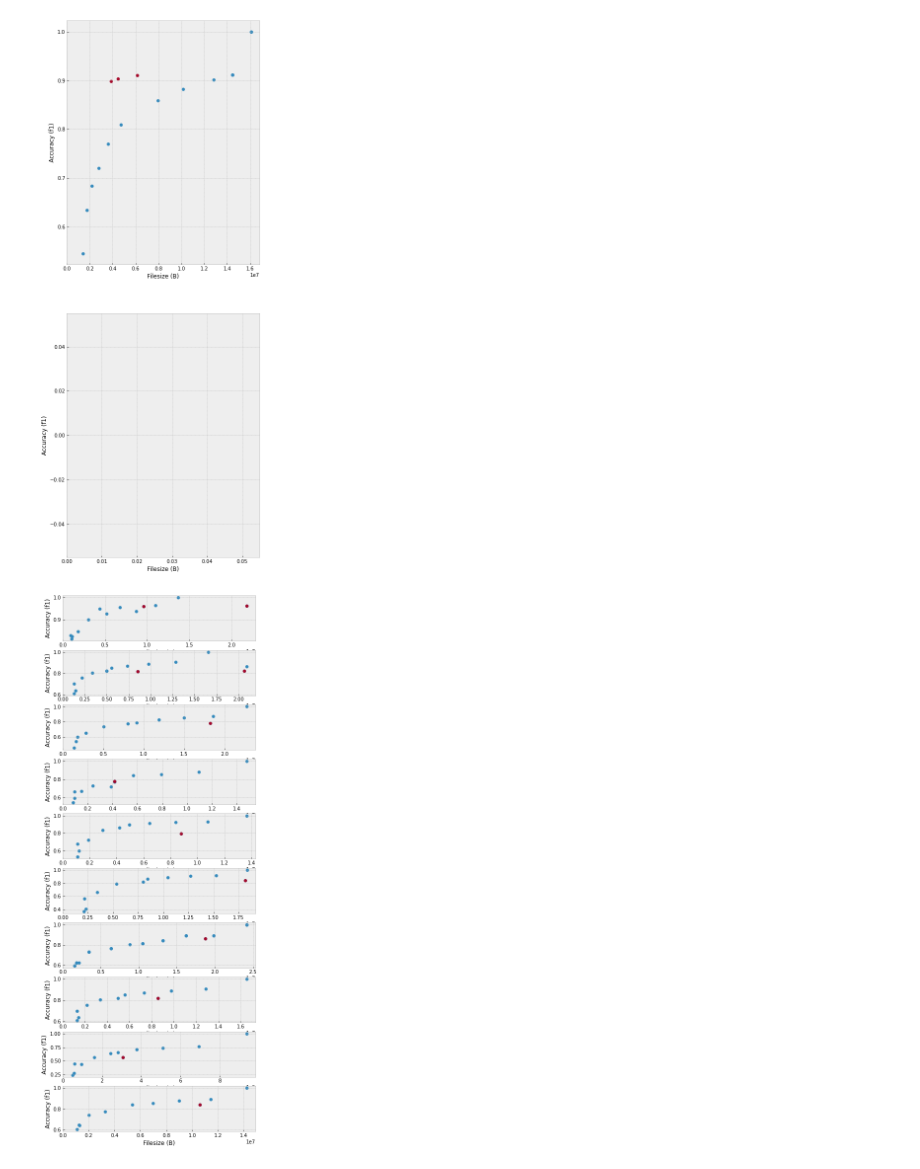
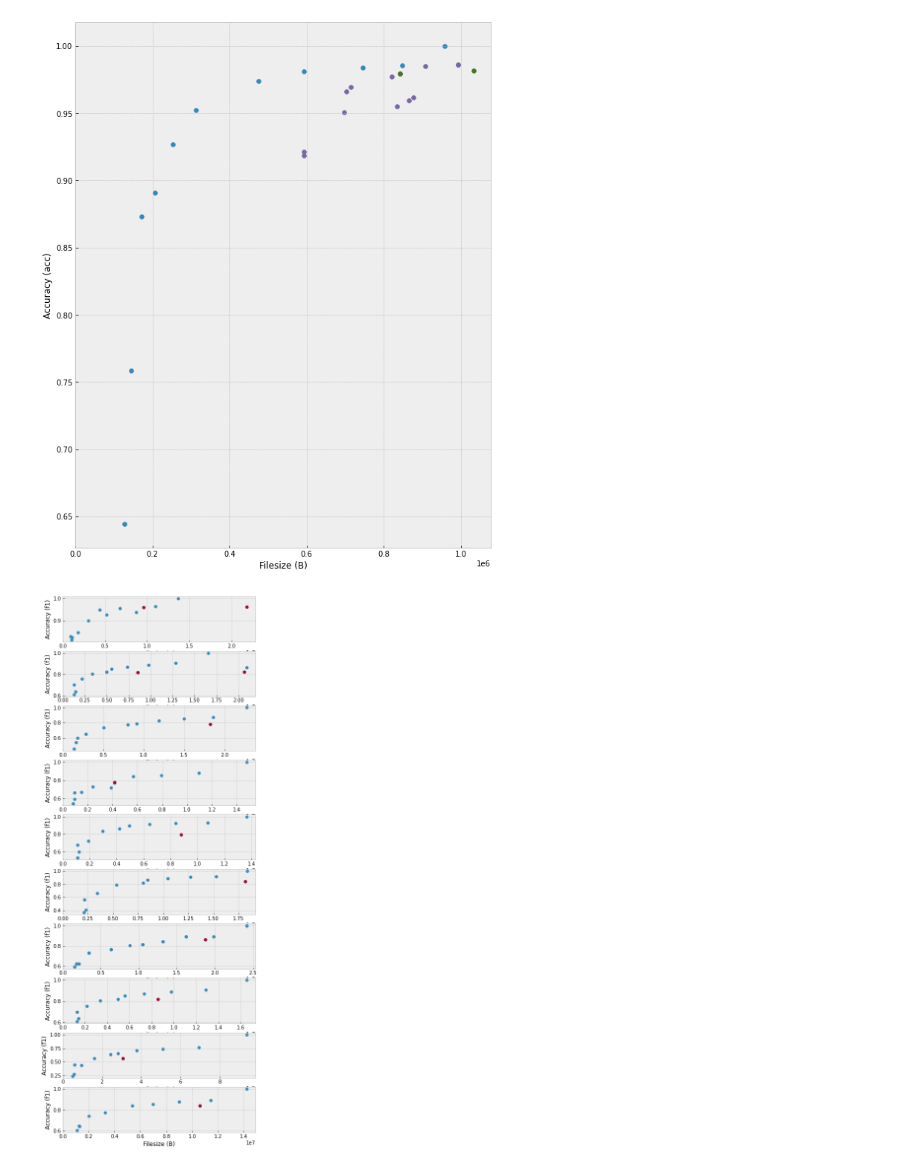
Before and after one commit to KuntaiDu/AccMPEG, a Jupyter notebook: visualize.ipynb, the cells around one changed output. Cells and saved outputs as stored; diff of their text form; code cells hidden in the pictures.

```diff
--- a/visualize.ipynb
+++ b/visualize.ipynb
@@ -11,7 +11,7 @@ plt.style.use('bmh')
 # video_names = ['dashcam_%d_' % (i) for i in [2,5,6,8]] #+ ['visdrone/videos/vis_171']
 
 # video_names = ['visdrone/videos/vis_%d' % i for i in [169, 170, 171, 172, 173]]
-video_names = ['large_dashcam/large_dashcam_1', '2333']
+video_names = ['visdrone/videos/vis_171']
 # video_names = [
 #         "visdrone/videos/vis_171",
 #         "visdrone/videos/vis_170",
@@ -20,16 +20,21 @@ video_names = ['large_dashcam/large_dashcam_1', '2333']
 #         "visdrone/videos/vis_172",
 #     ]
 
-fig, ax = plt.subplots(len(video_names), figsize=(7, 20))
+fig, ax = plt.subplots(len(video_names), figsize=(10, 13))
+ax = [ax]
 
 for i, video_name in enumerate(video_names):
     data = [i for i in data_full if video_name in i['video_name']]
     data = [i for i in data if 'ground_truth' not in i['ground_truth_name']]
-    metric = 'f1'
+    metric = 'acc'
 
     # print(data[-1])
 
     ax[i].scatter([i['bw'] for i in data if f'{video_name}_qp_'  in i['video_name']], [i[metric] for i in data if f'{video_name}_qp_' in i['video_name']])
+
+    # for j in data:
+    #     if f'{video_name}_qp_'  in j['video_name']:
+    #         ax[i].annotate(j['video_name'], [j['bw'], j[metric]], )
 
     kws = ['saliency_']
     data_ = [i for i in data if all(kw in i['video_name'] for kw in kws)]
@@ -37,46 +42,71 @@ for i, video_name in enumerate(video_names):
     # print(data_[0])
     # data_ = data_[-2:]
     ax[i].scatter([i['bw'] for i in data_], [i[metric] for i in data_])
+    # for j in data_:
+    #     ax[i].annotate('_'.join(j['video_name'].split('_')[-4:]), [j['bw'], j[metric]], )
 
-    kws = ['saliencydiff_']
+    # kws = ['saliency_']
+    # data_ = [i for i in data if all(kw in i['video_name'] for kw in kws)]
+    # data_ = sorted(data_, key=lambda x: -x[metric])
+    # data_ = [i for i in data_ if 'estimated_bw' in i.keys()]
+    # # print(data_[0])
+    # # data_ = data_[-2:]
+    # ax[i].scatter([i['estimated_bw'] for i in data_], [i[metric] for i in data_])
+
+    # kws = ['saliencydual_']
+    # data_ = [i for i in data if all(kw in i['video_name'] for kw in kws)][-3:]
+    # data_ = sorted(data_, key=lambda x: -x[metric])
+    # # print(data_[0])
+    # # data_ = data_[-2:]
+    # ax[i].scatter([i['bw'] for i in data_], [i[metric] for i in data_])
+    # # ax[i].scatter([i['estimated_bw'] for i in data_], [i[metric] for i in data_])
+
+    kws = ['_blackgen_saliencydualprotectlowres_bound_']
     data_ = [i for i in data if all(kw in i['video_name'] for kw in kws)]
     data_ = sorted(data_, key=lambda x: -x[metric])
     # print(data_[0])
     # data_ = data_[-2:]
     ax[i].scatter([i['bw'] for i in data_], [i[metric] for i in data_])
 
-    kws = ['saliencyblockdiff_']
+    kws = ['_blackgen_saliencydualprotectfocal_']
     data_ = [i for i in data if all(kw in i['video_name'] for kw in kws)]
     data_ = sorted(data_, key=lambda x: -x[metric])
     # print(data_[0])
     # data_ = data_[-2:]
     ax[i].scatter([i['bw'] for i in data_], [i[metric] for i in data_])
+
+    # kws = ['saliencyblockdiff_']
+    # data_ = [i for i in data if all(kw in i['video_name'] for kw in kws)]
+    # data_ = sorted(data_, key=lambda x: -x[metric])
+    # # print(data_[0])
+    # # data_ = data_[-2:]
+    # ax[i].scatter([i['bw'] for i in data_], [i[metric] for i in data_])
 
     # kws = ['dds']
     # data_ = [i for i in data if all(kw in i['video_name'] for kw in kws)]
     # data_ = sorted(data_, key=lambda x: -x[metric])
     # # print(data_[0])
     # # data_ = data_[-2:]
     # ax[i].scatter([i['bw'] for i in data_], [i[metric] for i in data_])
 
 
     # kws = ['final_single', 'bound_0.3', 'conv_9']
     # data_ = [i for i in data if all(kw in i['video_name'] for kw in kws)]
     # data_ = sorted(data_, key=lambda x: -x[metric])
     # # print(data_[0])
     # # data_ = data_[-2:]
     # ax[i].scatter([i['bw'] for i in data_], [i[metric] for i in data_])
 
     # if i == 1:
     #     print(data_)
 
     ax[i].set_xlim(left=0)
     ax[i].set_ylabel('Accuracy (%s)' % metric)
     ax[i].set_xlabel('Filesize (B)')
 
-fig.savefig('deeplab.png')
+# fig.savefig('deeplab.png')
 # %% [output]
-[figure, old version]
+[figure, new version]
 # %%
 
 import matplotlib.pyplot as plt
```
Also changed, not shown: 11 other files.
